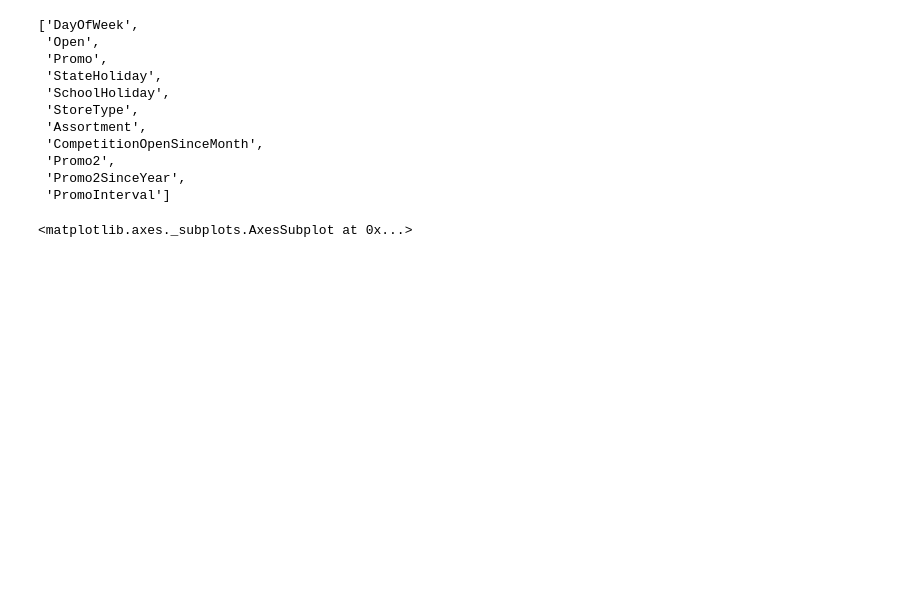
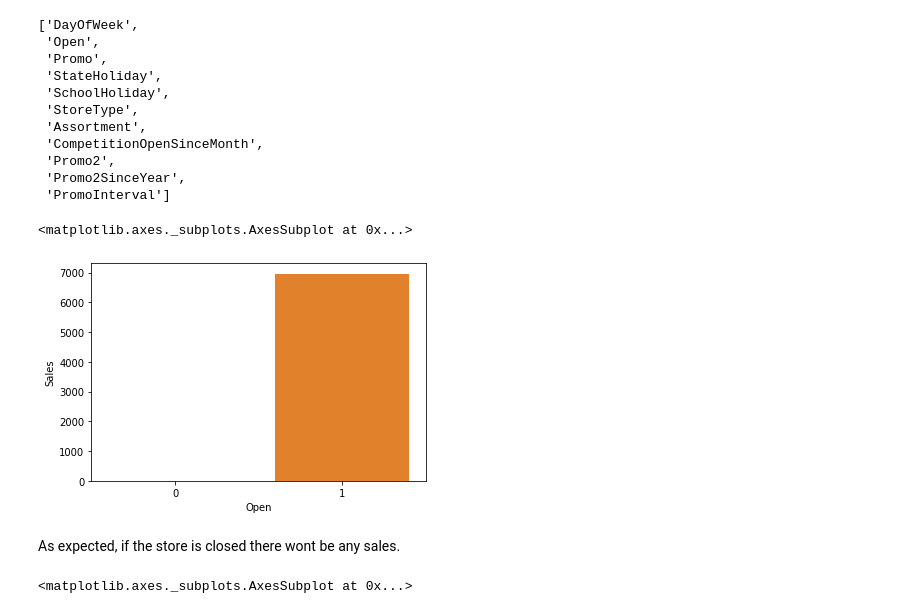
Before and after one commit to kdhaw6/Retail-Sales-Analysis---Regression-Project, a Jupyter notebook: Kunal_Dhawan_Project_Retail_Sales_Prediction.ipynb, the cells around one changed output. Cells and saved outputs as stored; diff of their text form; code cells hidden in the pictures; blank space fills up the shorter version.

```diff
--- a/Kunal_Dhawan_Project_Retail_Sales_Prediction.ipynb
+++ b/Kunal_Dhawan_Project_Retail_Sales_Prediction.ipynb
@@ -253,6 +266,13 @@ categorical_features
  'Promo2',
  'Promo2SinceYear',
  'PromoInterval']
+# %%
+sns.barplot(x='Open', y='Sales',data = dataset)
+# %% [output]
+<matplotlib.axes._subplots.AxesSubplot at 0x...>
+[figure, added]
+# %% [markdown]
+As expected, if the store is closed there wont be any sales.
 # %%
 sns.countplot(x='DayOfWeek',hue='Open',data=dataset)
 # %% [output]
```
Also changed, not shown: parts of 77 cells of this notebook.
